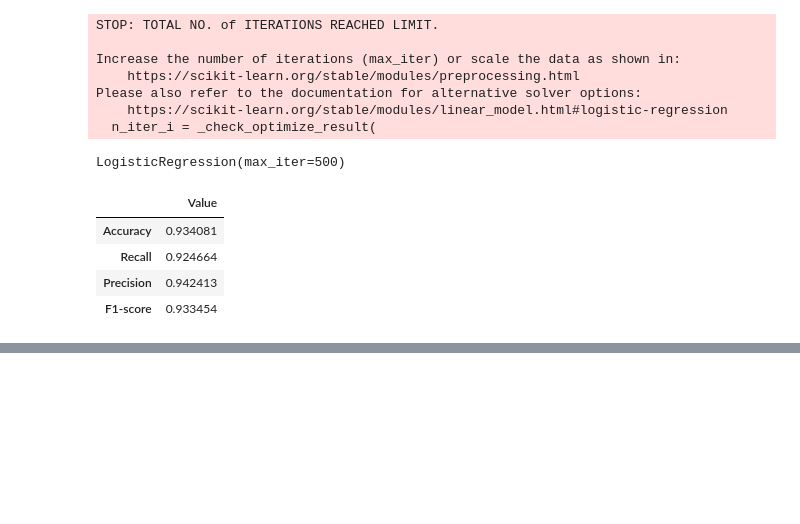
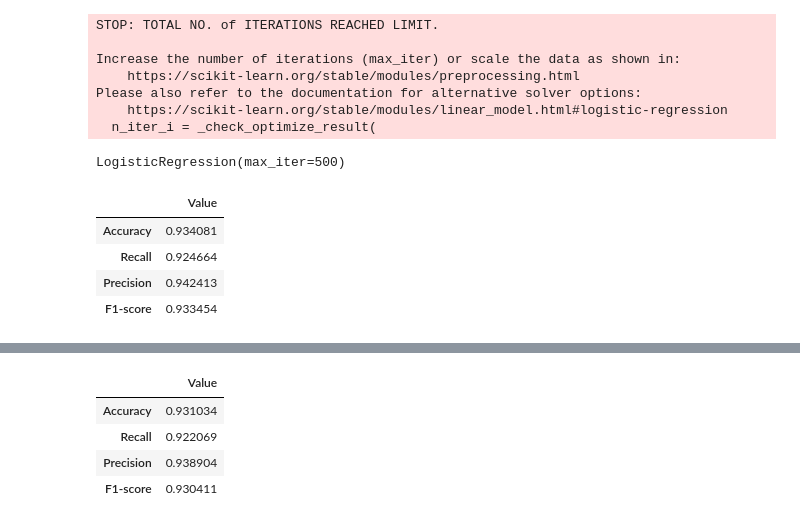
Before and after one commit to pouriaSameti/ML-Projects, a Jupyter notebook: Q3-Spambase/code/dsProject1/Logistic Regression.ipynb, the cells around one changed output, grey strips where cells are left out. Saved outputs shown, nothing was run; the diff lists cells and outputs as text; code cells hidden in the pictures; blank space fills up the shorter version.

Commit message:
spambase -> training data with logistic regression & undersampling. evaluation is shown.

```diff
--- a/Q3-Spambase/code/dsProject1/Logistic Regression.ipynb
+++ b/Q3-Spambase/code/dsProject1/Logistic Regression.ipynb
@@ -96,0 +111,5 @@ x_resample_under
+# %%
+# Logistic Regression with Oversampling
+
+lr_reg = LogisticRegression(max_iter=500)
+lr_reg.fit(x_resample_under, y_resample_under)
@@ -96,0 +125,18 @@ x_resample_under
+# %%
+#Evaluation of training set for Undersampling
+from sklearn.metrics import f1_score, accuracy_score, recall_score, precision_score
+y_resample_under_pred = lr_reg.predict(x_resample_under)
+
+accuracy = accuracy_score(y_resample_under, y_resample_under_pred)
+recall = recall_score(y_resample_under, y_resample_under_pred)
+precision = precision_score(y_resample_under, y_resample_under_pred)
+f1_score = f1_score(y_resample_under, y_resample_under_pred)
+
+errors = pd.DataFrame({'Value': [accuracy, recall, precision, f1_score]}, index=['Accuracy', 'Recall', 'Precision', 'F1-score'])
+errors
+# %% [output]
+|  | Value |
+| Accuracy | 0.931034 |
+| Recall | 0.922069 |
+| Precision | 0.938904 |
+| F1-score | 0.930411 |
```
Also changed, not shown: parts of 2 cells of this notebook.
